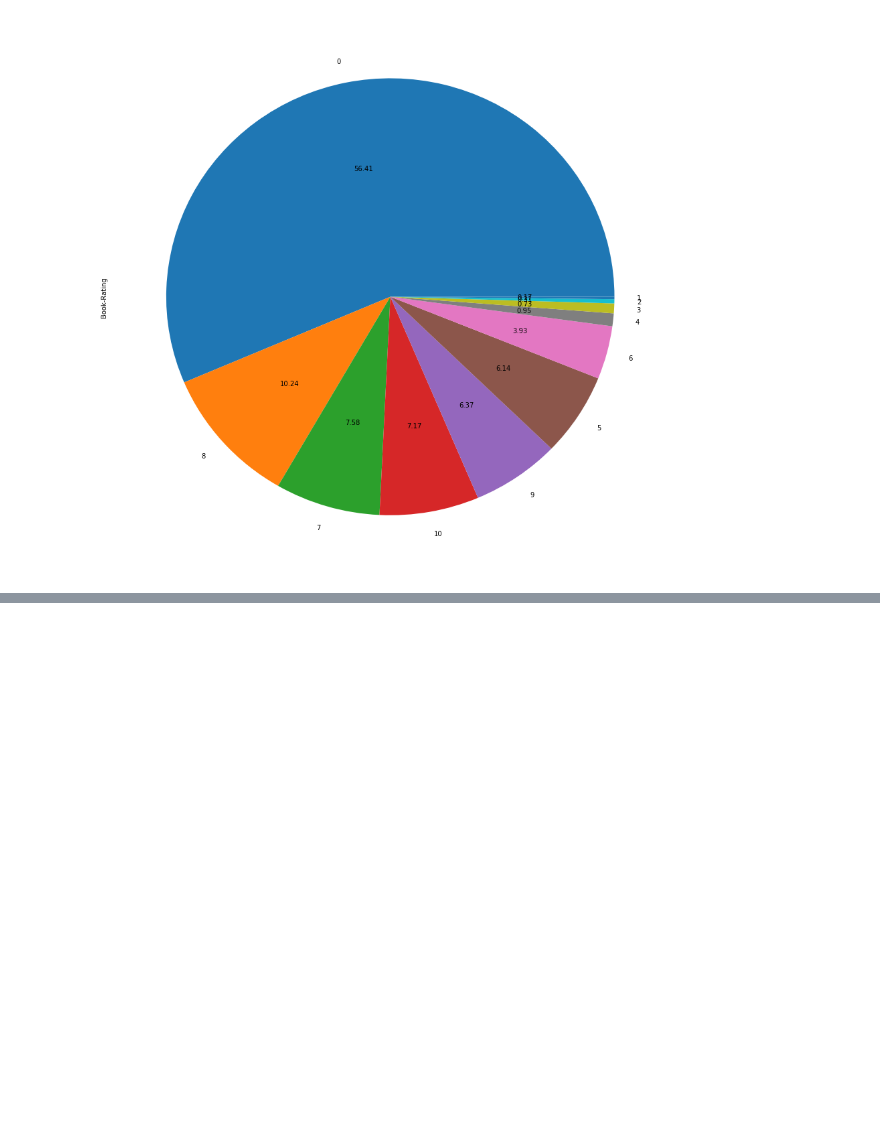
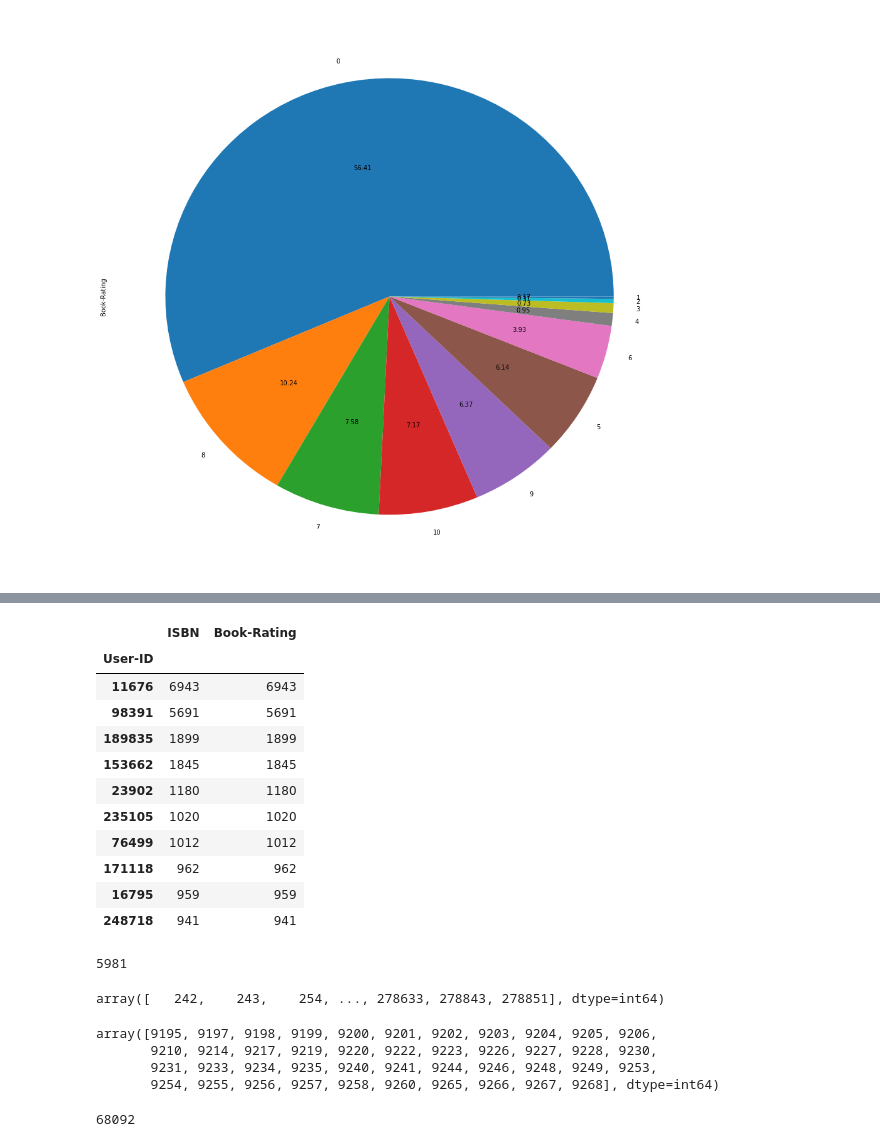
Before and after one commit to IooHooI/RECOMMENDATION_SYSTEMS_1, a Jupyter notebook: notebooks/EDA.ipynb, the cells around one changed output, grey strips where cells are left out. Saved outputs shown, nothing was run; the diff lists cells and outputs as text; code cells hidden in the pictures; blank space fills up the shorter version.

```diff
--- a/notebooks/EDA.ipynb
+++ b/notebooks/EDA.ipynb
@@ -155,0 +251,2 @@ plt.show()
+# %%
+non_zero_ratings = non_zero_ratings[non_zero_ratings.ISBN.isin(books.ISBN)]
@@ -155,0 +291,36 @@ plt.show()
+# %%
+non_zero_ratings_groupped_by_user = non_zero_ratings.groupby('User-ID').agg(len)
+# %%
+non_zero_ratings_groupped_by_user.sort_values(by=['ISBN'], ascending=False).head(10)
+# %% [output]
+|  | ISBN | Book-Rating |
+| User-ID |  |  |
+| 11676 | 6943 | 6943 |
+| 98391 | 5691 | 5691 |
+| 189835 | 1899 | 1899 |
+| 153662 | 1845 | 1845 |
+| 23902 | 1180 | 1180 |
+| 235105 | 1020 | 1020 |
+| 76499 | 1012 | 1012 |
+| 171118 | 962 | 962 |
+| 16795 | 959 | 959 |
+| 248718 | 941 | 941 |
+# %%
+len(non_zero_ratings_groupped_by_user[non_zero_ratings_groupped_by_user.ISBN > 10])
+# %% [output]
+5981
+# %%
+non_zero_ratings_groupped_by_user[non_zero_ratings_groupped_by_user.ISBN > 10].index.values
+# %% [output]
+array([   242,    243,    254, ..., 278633, 278843, 278851], dtype=int64)
+# %%
+non_zero_ratings[non_zero_ratings['User-ID'] == 278633].index.values
+# %% [output]
+array([9195, 9197, 9198, 9199, 9200, 9201, 9202, 9203, 9204, 9205, 9206,
+       9210, 9214, 9217, 9219, 9220, 9222, 9223, 9226, 9227, 9228, 9230,
+       9231, 9233, 9234, 9235, 9240, 9241, 9244, 9246, 9248, 9249, 9253,
+       9254, 9255, 9256, 9257, 9258, 9260, 9265, 9266, 9267, 9268], dtype=int64)
+# %%
+len(non_zero_ratings_groupped_by_user)
+# %% [output]
+68092
```
Also changed, not shown: parts of 43 cells of this notebook, 8 other files.
